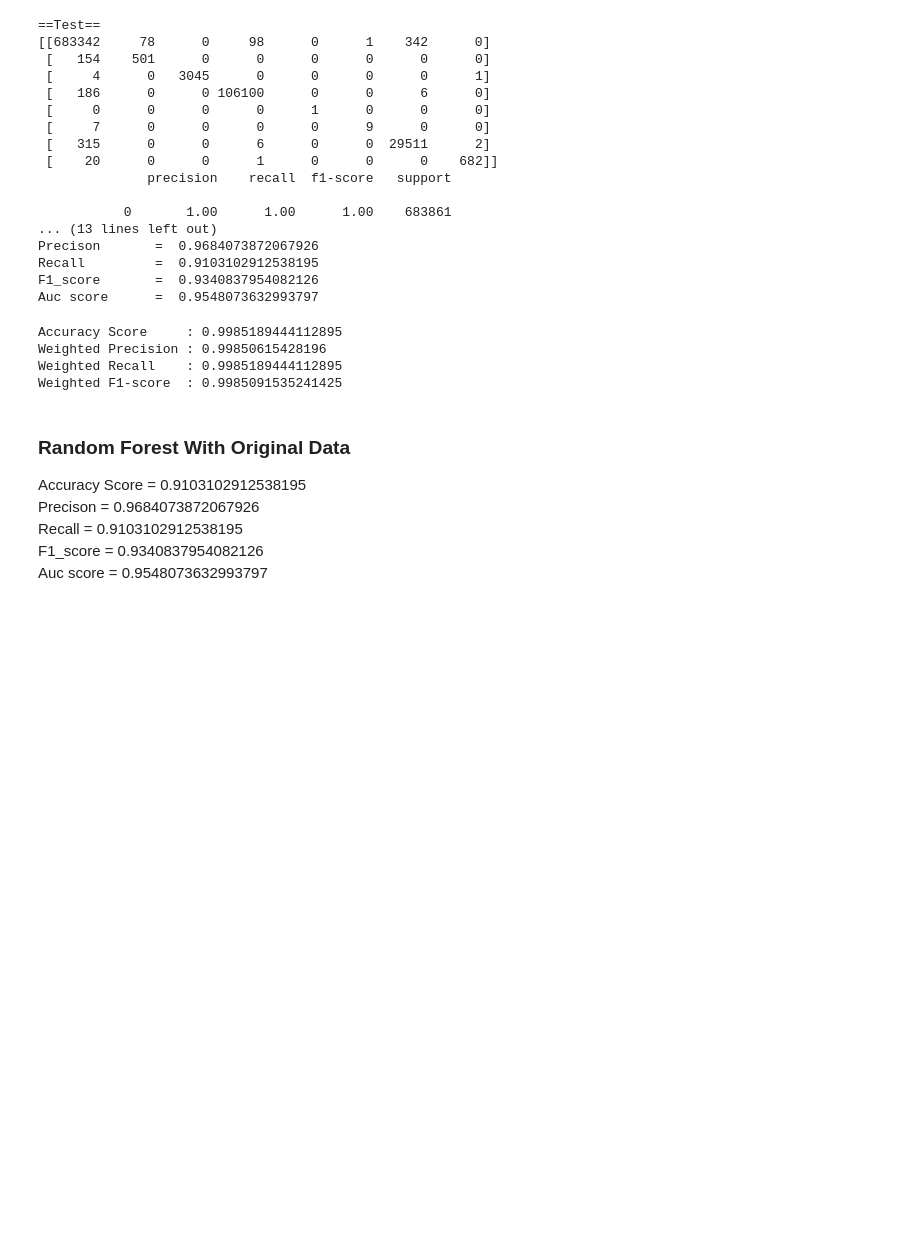
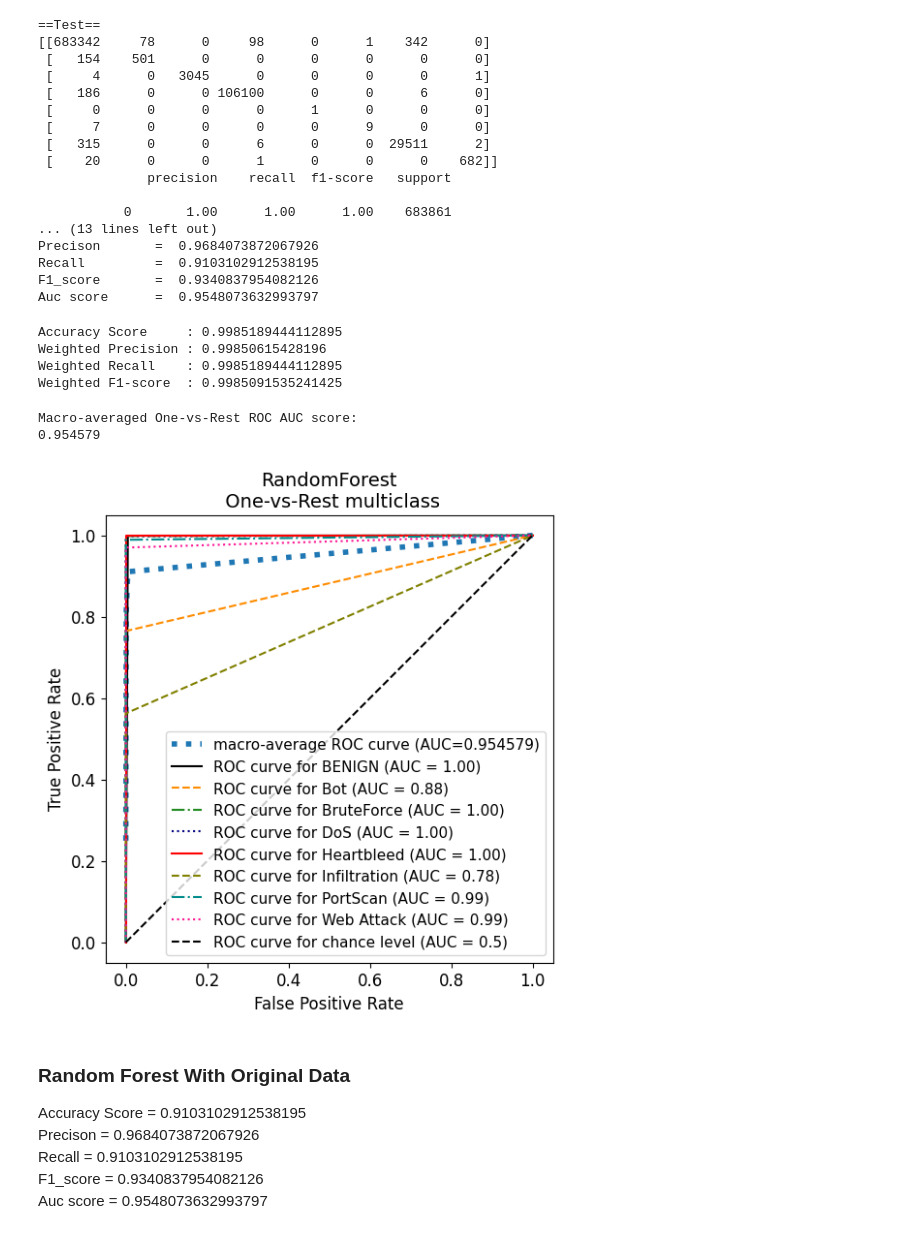
Before and after one commit to CSFanLi/IDS, a Jupyter notebook: EnsembleLearning/1_1 RandomForestWithOriginalData.ipynb, the cells around one changed output. Drawn from its saved outputs; the diff is of its cells as text; code cells hidden in the pictures; blank space fills up the shorter version.

```diff
--- a/EnsembleLearning/1_1 RandomForestWithOriginalData.ipynb
+++ b/EnsembleLearning/1_1 RandomForestWithOriginalData.ipynb
@@ -331,3 +349,53 @@ Weighted F1-score  : 0.9985091535241425
+# %%
+#6.2 fpr tpr
+for i in range(num_class):
+    fpr[i],tpr[i],_=roc_curve(y_test_en[:,i],y_pred_test_en[:,i])
+    roc_auc[i]=auc(fpr[i],tpr[i])
+fpr_grid=np.linspace(0.0,1.0,1000)
+
+mean_tpr=np.zeros_like(fpr_grid)
+for i in range(num_class):
+    mean_tpr+=np.interp(fpr_grid,fpr[i],tpr[i])#linear interpolation
+
+mean_tpr/=num_class
+fpr["macro"]=fpr_grid
+tpr["macro"]=mean_tpr
+roc_auc["macro"]=auc(fpr["macro"],tpr["macro"])
+
+print(f"Macro-averaged One-vs-Rest ROC AUC score:\n{roc_auc['macro']:.6f}")
+# %% [output]
+Macro-averaged One-vs-Rest ROC AUC score:
+0.954579
+# %%
+#6.3 Display
+fig,ax=plt.subplots(figsize=(6,6))
+plt.plot(
+    fpr["macro"],
+    tpr["macro"],
+    label=f"macro-average ROC curve (AUC={roc_auc['macro']:.6f})",
+    linestyle=":",
+    linewidth=4,
+)
+for i in range(num_class):
+    RocCurveDisplay.from_predictions(
+    y_test_en[:,i],
+    y_pred_test_en[:,i],
+    name=f"ROC curve for {class_names[i]}",
+    color=colors[i],
+    linestyle=linestyles[i],
+    ax=ax,
+    )
+plt.plot([0, 1], [0, 1], "k--", label="ROC curve for chance level (AUC = 0.5)")
+plt.axis("square")
+plt.xticks(fontsize=12)
+plt.yticks(fontsize=12)
+plt.xlabel("False Positive Rate",fontsize=12)
+plt.ylabel("True Positive Rate",fontsize=12)
+plt.title("RandomForest\n One-vs-Rest multiclass",fontsize=14)
+plt.legend(fontsize=11)
+plt.show()
+# %% [output]
+[figure, added]
 # %% [markdown]
 ### Random Forest With Original Data
 Accuracy Score =  0.9103102912538195
```
Also changed, not shown: parts of 6 cells of this notebook.
